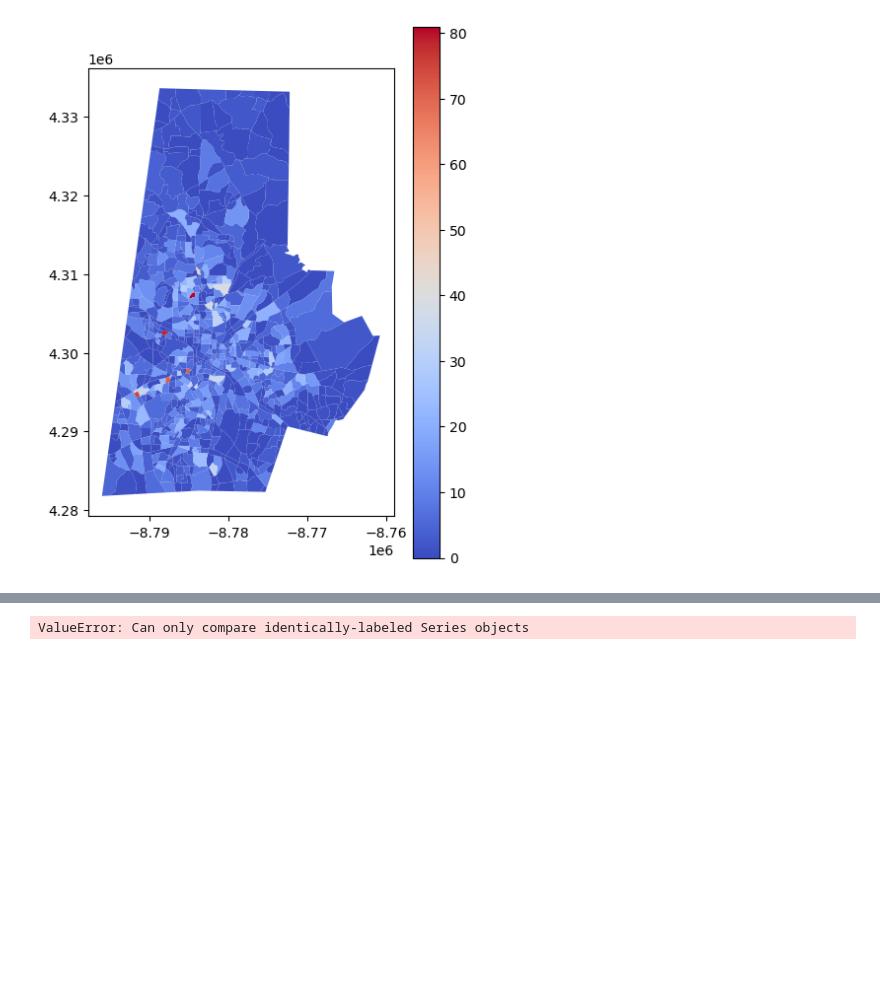
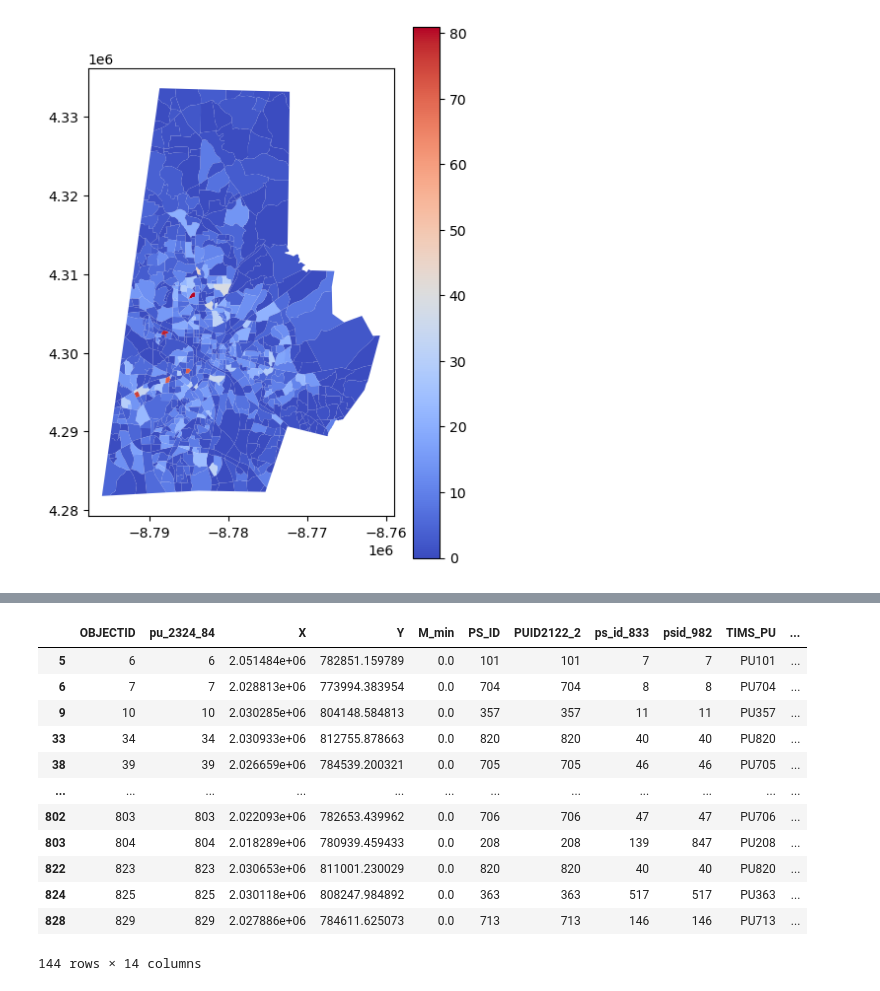
Before and after one commit to olublin/DPS-Planning, a Jupyter notebook: Base_Projection.ipynb, the cells around one changed output, grey strips where cells are left out. Saved outputs shown, nothing was run; the diff lists cells and outputs as text; code cells hidden in the pictures; blank space fills up the shorter version.

```diff
--- a/Base_Projection.ipynb
+++ b/Base_Projection.ipynb
@@ -250,6 +266,16 @@ dps_base_hs.plot(ax=plt.gca(), color = 'white')
 # %%
-#add column in hs_2028_geo with distance to school
-hs_2028_geo['distance'] = dps_base_hs[dps_base_hs['name']==hs_2028_geo['assign']+r' High School']['geometry']
-hs_2028_geo
+dps_pu[dps_pu['Region']=='Southeast']
 # %% [output]
+|  | OBJECTID | pu_2324_84 | X | Y | M_min | PS_ID | PUID2122_2 | ps_id_833 | psid_982 | TIMS_PU | ... |
+| 5 | 6 | 6 | 2.051484e+06 | 782851.159789 | 0.0 | 101 | 101 | 7 | 7 | PU101 | ... |
+| 6 | 7 | 7 | 2.028813e+06 | 773994.383954 | 0.0 | 704 | 704 | 8 | 8 | PU704 | ... |
+| 9 | 10 | 10 | 2.030285e+06 | 804148.584813 | 0.0 | 357 | 357 | 11 | 11 | PU357 | ... |
+| 33 | 34 | 34 | 2.030933e+06 | 812755.878663 | 0.0 | 820 | 820 | 40 | 40 | PU820 | ... |
+| 38 | 39 | 39 | 2.026659e+06 | 784539.200321 | 0.0 | 705 | 705 | 46 | 46 | PU705 | ... |
+| ... | ... | ... | ... | ... | ... | ... | ... | ... | ... | ... | ... |
+| 802 | 803 | 803 | 2.022093e+06 | 782653.439962 | 0.0 | 706 | 706 | 47 | 47 | PU706 | ... |
+| 803 | 804 | 804 | 2.018289e+06 | 780939.459433 | 0.0 | 208 | 208 | 139 | 847 | PU208 | ... |
+| 822 | 823 | 823 | 2.030653e+06 | 811001.230029 | 0.0 | 820 | 820 | 40 | 40 | PU820 | ... |
+| 824 | 825 | 825 | 2.030118e+06 | 808247.984892 | 0.0 | 363 | 363 | 517 | 517 | PU363 | ... |
+| 828 | 829 | 829 | 2.027886e+06 | 784611.625073 | 0.0 | 713 | 713 | 146 | 146 | PU713 | ... |
-ValueError: Can only compare identically-labeled Series objects
+144 rows × 14 columns
```
Also changed, not shown: parts of 9 cells of this notebook.
